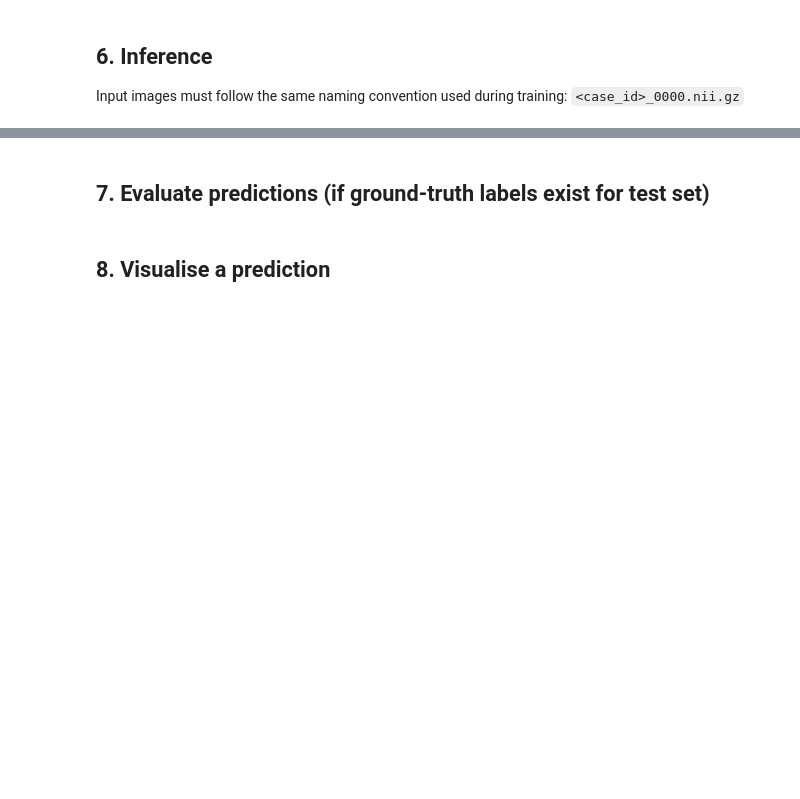
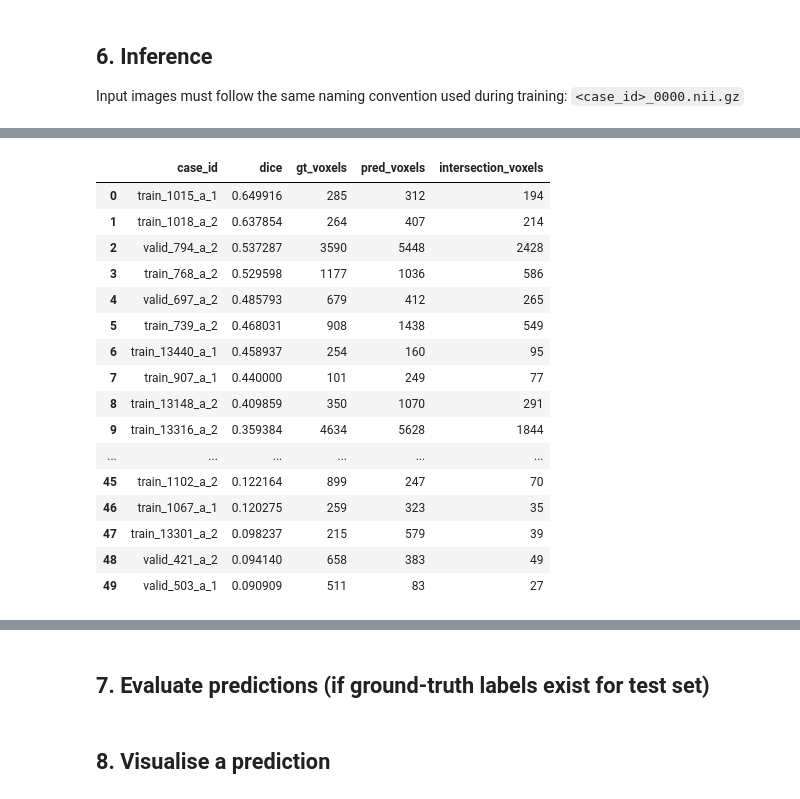
Before and after one commit to ckekula/fyp-3d-ct, a Jupyter notebook: models/nnu-net/nnunet_rexgrounding_nodule.ipynb, the cells around one changed output, grey strips where cells are left out. Saved outputs shown, nothing was run; the diff lists cells and outputs as text; code cells hidden in the pictures; blank space fills up the shorter version.

```diff
--- a/models/nnu-net/nnunet_rexgrounding_nodule.ipynb
+++ b/models/nnu-net/nnunet_rexgrounding_nodule.ipynb
@@ -291,18 +379,3 @@ FileNotFoundError: No such file or no access: '/home/chest_ct/code/models/nnu-ne
 This extracts the dataset fingerprint, automatically selects patch sizes / batch sizes / normalisation, and writes preprocessed data to `nnUNet_preprocessed`.
 
 > **Runtime:** expect 10–60 min depending on the number of cases and disk speed.
-# %%
-# Verify integrity and run plan+preprocess in one step.
-# Remove --verify_dataset_integrity after the first successful run.
-
-
-# Training
-CONFIGURATION = "3d_fullres" # or "2d" / "3d_lowres" — see notes below
-N_FOLDS       = 5
-CUDA_DEVICE   = 0            # GPU index; ignored when device="cpu"
-
-!nnUNetv2_plan_and_preprocess \
-    -d {DATASET_ID} \
-    --verify_dataset_integrity \
-    -c 3d_fullres 2d \
-    --no_pbar
@@ -409,0 +642,20 @@ print("Output:", INFER_OUTPUT_FOLDER)
+# %%
+df.head(50)
+# %% [output]
+|  | case_id | dice | gt_voxels | pred_voxels | intersection_voxels |
+| 0 | train_1015_a_1 | 0.649916 | 285 | 312 | 194 |
+| 1 | train_1018_a_2 | 0.637854 | 264 | 407 | 214 |
+| 2 | valid_794_a_2 | 0.537287 | 3590 | 5448 | 2428 |
+| 3 | train_768_a_2 | 0.529598 | 1177 | 1036 | 586 |
+| 4 | valid_697_a_2 | 0.485793 | 679 | 412 | 265 |
+| 5 | train_739_a_2 | 0.468031 | 908 | 1438 | 549 |
+| 6 | train_13440_a_1 | 0.458937 | 254 | 160 | 95 |
+| 7 | train_907_a_1 | 0.440000 | 101 | 249 | 77 |
+| 8 | train_13148_a_2 | 0.409859 | 350 | 1070 | 291 |
+| 9 | train_13316_a_2 | 0.359384 | 4634 | 5628 | 1844 |
+| ... | ... | ... | ... | ... | ... |
+| 45 | train_1102_a_2 | 0.122164 | 899 | 247 | 70 |
+| 46 | train_1067_a_1 | 0.120275 | 259 | 323 | 35 |
+| 47 | train_13301_a_2 | 0.098237 | 215 | 579 | 39 |
+| 48 | valid_421_a_2 | 0.094140 | 658 | 383 | 49 |
+| 49 | valid_503_a_1 | 0.090909 | 511 | 83 | 27 |
```
Also changed, not shown: parts of 21 cells of this notebook, 6 other files.
